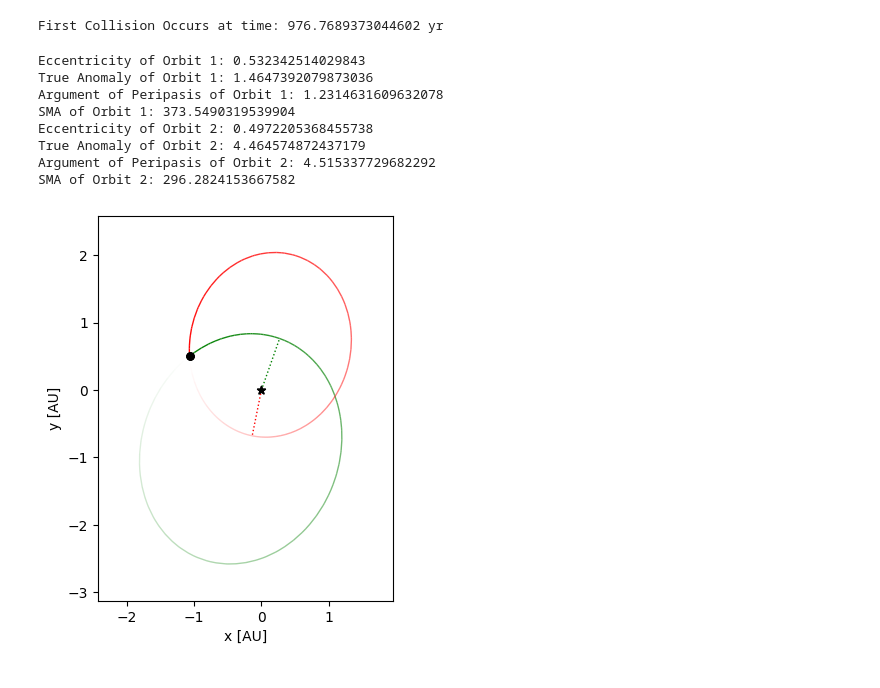
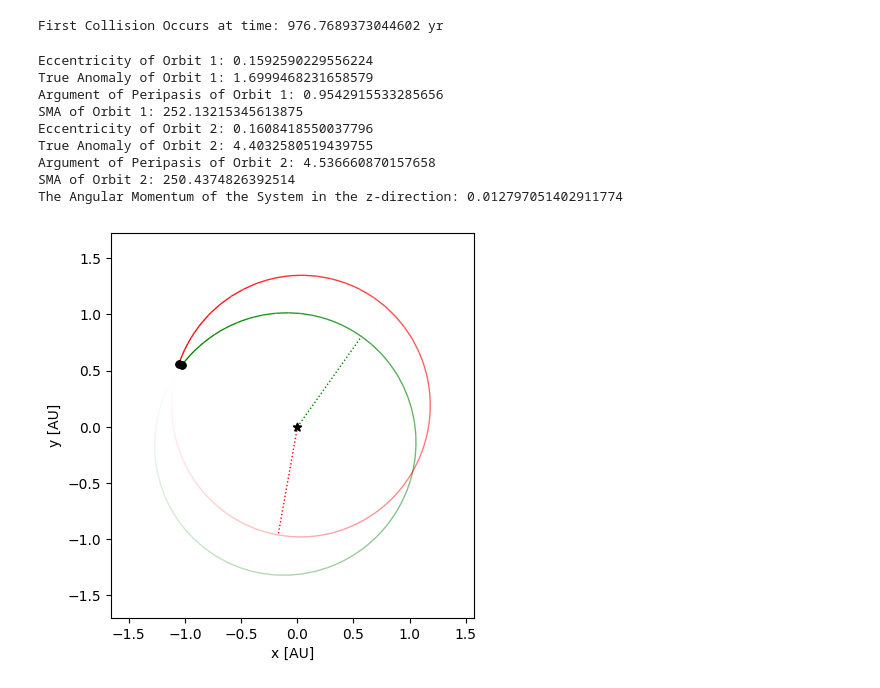
Before and after one commit to SudatKhan/ureca_repo, a Jupyter notebook: hill_instability.ipynb, the cells around one changed output. Drawn from its saved outputs; the diff is of its cells as text; code cells hidden in the pictures.

```diff
--- a/hill_instability.ipynb
+++ b/hill_instability.ipynb
@@ -103,23 +103,26 @@ eccentricity = np.array([i.e for i in sim.calculate_orbits()])
 First Collision Occurs at time: 976.7689373044602 yr
 # %%
 sim = setupSimulation()
-sim.integrate(976.7685)
+sim.integrate(976.76)
 fig = rebound.OrbitPlot(sim, unitlabel='[AU]', color=['green', 'red'], periastron=True)
 print(f'Eccentricity of Orbit 1: {sim.calculate_orbits()[0].e}')
 print(f'True Anomaly of Orbit 1: {sim.calculate_orbits()[0].f}')
 print(f'Argument of Peripasis of Orbit 1: {sim.calculate_orbits()[0].omega}')
 print(f'SMA of Orbit 1: {215.032*sim.calculate_orbits()[0].a}')
 print(f'Eccentricity of Orbit 2: {sim.calculate_orbits()[1].e}')
 print(f'True Anomaly of Orbit 2: {sim.calculate_orbits()[1].f}')
 print(f'Argument of Peripasis of Orbit 2: {sim.calculate_orbits()[1].omega}')
 print(f'SMA of Orbit 2: {215.032*sim.calculate_orbits()[1].a}')
+
+print(f'The Angular Momentum of the System in the z-direction: {sim.angular_momentum()[2]}')
 # %% [output]
-Eccentricity of Orbit 1: 0.532342514029843
-True Anomaly of Orbit 1: 1.4647392079873036
-Argument of Peripasis of Orbit 1: 1.2314631609632078
-SMA of Orbit 1: 373.5490319539904
-Eccentricity of Orbit 2: 0.4972205368455738
-True Anomaly of Orbit 2: 4.464574872437179
-Argument of Peripasis of Orbit 2: 4.515337729682292
-SMA of Orbit 2: 296.2824153667582
+Eccentricity of Orbit 1: 0.1592590229556224
+True Anomaly of Orbit 1: 1.6999468231658579
+Argument of Peripasis of Orbit 1: 0.9542915533285656
+SMA of Orbit 1: 252.13215345613875
+Eccentricity of Orbit 2: 0.1608418550037796
+True Anomaly of Orbit 2: 4.4032580519439755
+Argument of Peripasis of Orbit 2: 4.536660870157658
+SMA of Orbit 2: 250.4374826392514
+The Angular Momentum of the System in the z-direction: 0.012797051402911774
-[figure, old version]
+[figure, new version]
```
